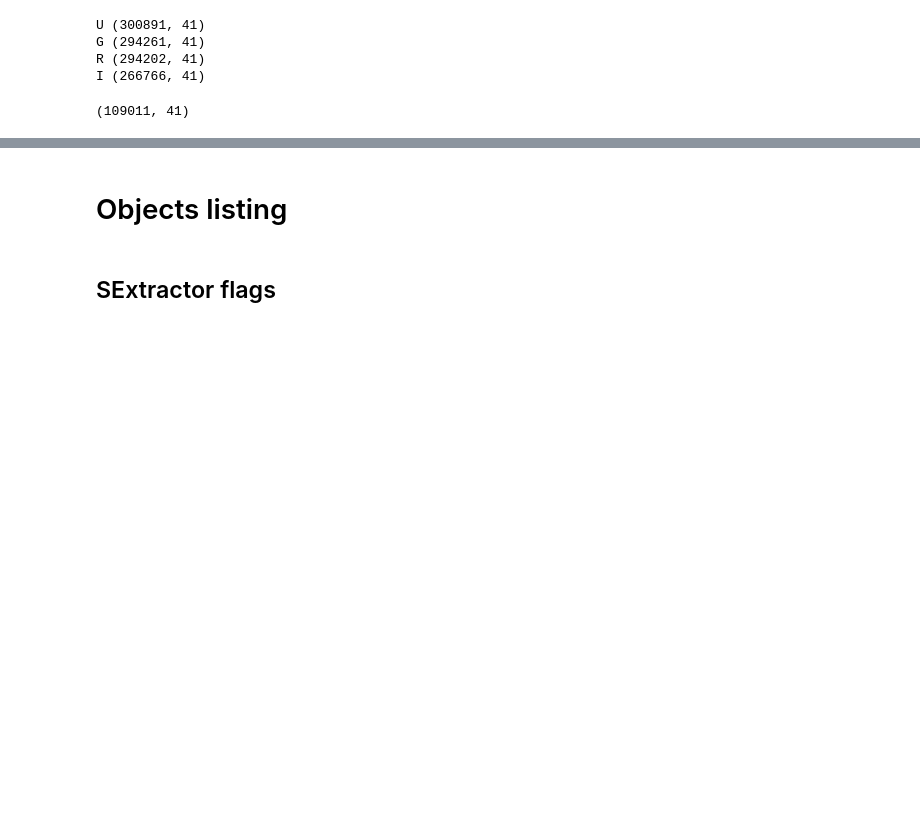
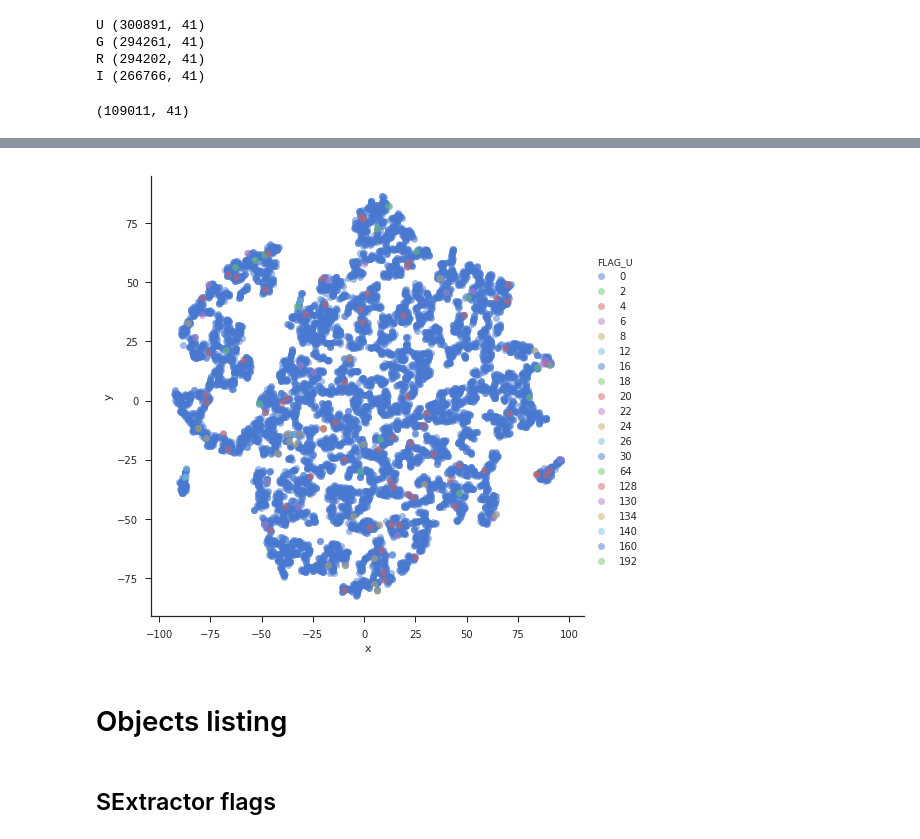
Before and after one commit to snakoneczny/kids-quasars, a Jupyter notebook: flags_cleaning.ipynb, the cells around one changed output, grey strips where cells are left out. Cells and saved outputs as stored; diff of their text form; code cells hidden in the pictures; blank space fills up the shorter version.

```diff
--- a/flags_cleaning.ipynb
+++ b/flags_cleaning.ipynb
@@ -78,3 +98,7 @@ data.shape
+# %%
+plot_embedding(embedding, data_sampled['IMAFLAGS_ISO_U'], label_name='FLAG_U')
+# %% [output]
+[figure, added]
 # %% [markdown]
 # Objects listing
 # %% [markdown]
```
Also changed, not shown: parts of 6 cells of this notebook, 8 other files.
